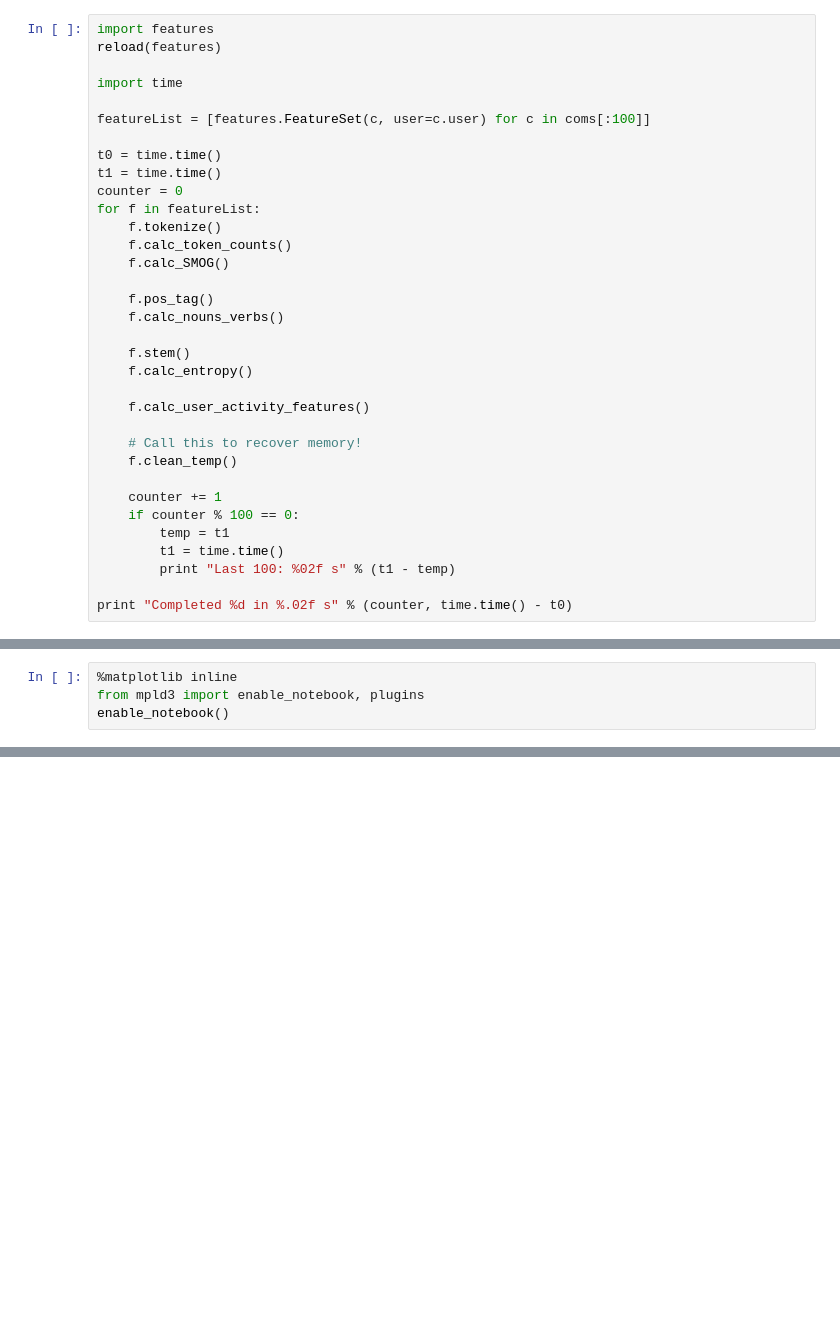
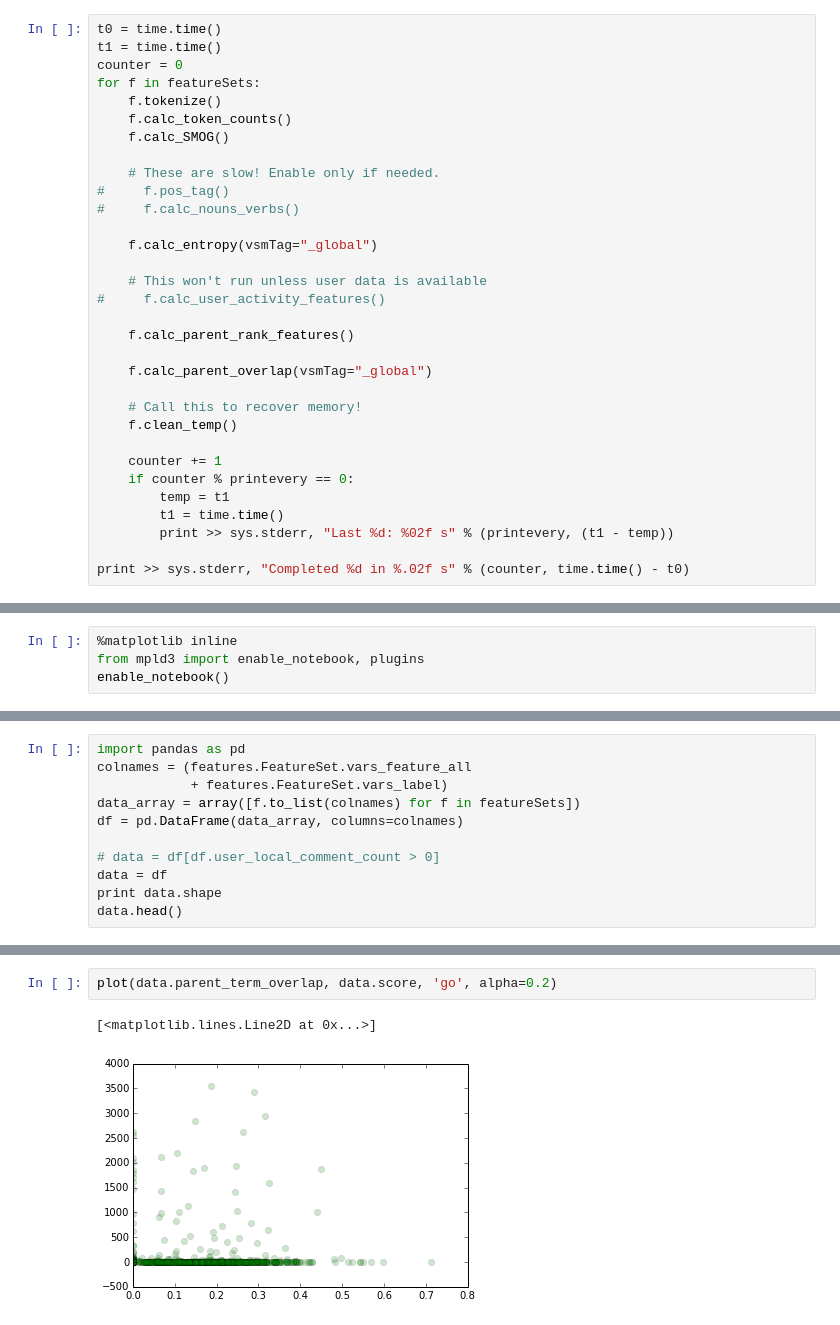
Before and after one commit to nlu-comment-ranker/code, a Jupyter notebook: Feature Extraction - Demo.ipynb, the cells around one changed output, grey strips where cells are left out. Saved outputs shown, nothing was run; the diff lists cells and outputs as text; blank space fills up the shorter version.

```diff
--- a/Feature Extraction - Demo.ipynb
+++ b/Feature Extraction - Demo.ipynb
@@ -24,35 +47,33 @@ print len(coms)
 # %%
-import features
-reload(features)
-
-import time
-
-featureList = [features.FeatureSet(c, user=c.user) for c in coms[:100]]
-
 t0 = time.time()
 t1 = time.time()
 counter = 0
-for f in featureList:
+for f in featureSets:
     f.tokenize()
     f.calc_token_counts()
     f.calc_SMOG()
 
-    f.pos_tag()
-    f.calc_nouns_verbs()
+    # These are slow! Enable only if needed.
+#     f.pos_tag()
+#     f.calc_nouns_verbs()
 
-    f.stem()
-    f.calc_entropy()
+    f.calc_entropy(vsmTag="_global")
 
-    f.calc_user_activity_features()
+    # This won't run unless user data is available
+#     f.calc_user_activity_features()
+
+    f.calc_parent_rank_features()
+
+    f.calc_parent_overlap(vsmTag="_global")
 
     # Call this to recover memory!
     f.clean_temp()
 
     counter += 1
-    if counter % 100 == 0:
+    if counter % printevery == 0:
         temp = t1
         t1 = time.time()
-        print "Last 100: %02f s" % (t1 - temp)
+        print >> sys.stderr, "Last %d: %02f s" % (printevery, (t1 - temp))
 
-print "Completed %d in %.02f s" % (counter, time.time() - t0)
+print >> sys.stderr, "Completed %d in %.02f s" % (counter, time.time() - t0)
 # %% [output]
@@ -79,0 +88,11 @@ ylabel("Word Count")
+# %%
+import pandas as pd
+colnames = (features.FeatureSet.vars_feature_all
+            + features.FeatureSet.vars_label)
+data_array = array([f.to_list(colnames) for f in featureSets])
+df = pd.DataFrame(data_array, columns=colnames)
+
+# data = df[df.user_local_comment_count > 0]
+data = df
+print data.shape
+data.head()
@@ -79,0 +108,5 @@ ylabel("Word Count")
+# %%
+plot(data.parent_term_overlap, data.score, 'go', alpha=0.2)
+# %% [output]
+[<matplotlib.lines.Line2D at 0x...>]
+[figure, added]
```
Also changed, not shown: parts of 11 cells of this notebook.
